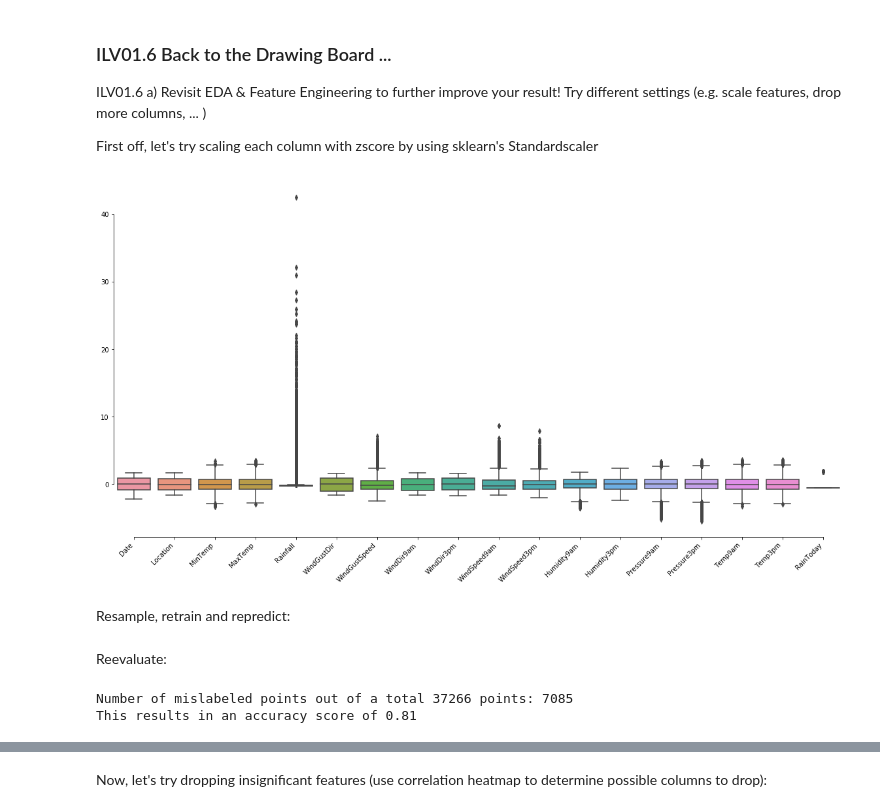
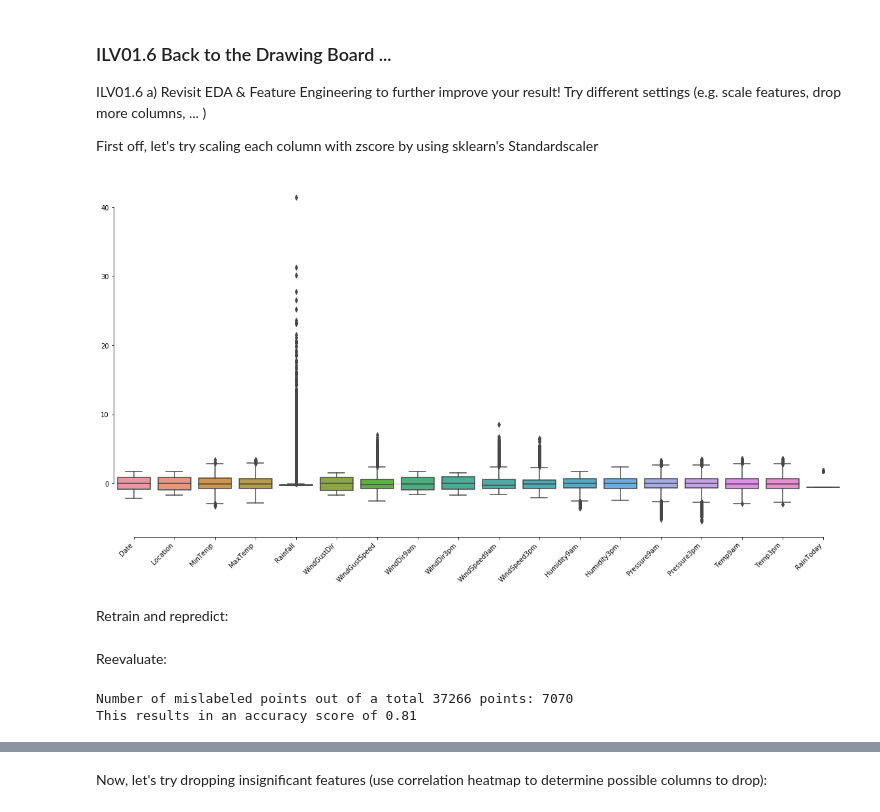
Before and after one commit to mschirl/machine-learning, a Jupyter notebook: ILV01.ipynb, the cells around one changed output, grey strips where cells are left out. Drawn from its saved outputs; the diff is of its cells as text; code cells hidden in the pictures.

Commit message:
Fixed error when applying StandardScaler to the dataset. Now scaling is correctly done using mean and std from the train set only.#

```diff
--- a/ILV01.ipynb
+++ b/ILV01.ipynb
@@ -450,19 +450,21 @@ from sklearn.preprocessing import StandardScaler
 
 scaler = StandardScaler(copy=True, with_mean=True, with_std=True)
 
-# preserve structure of data as pandas dataframe by constructing new dataframe from scaled values, columns and index of X
-X = pd.DataFrame(scaler.fit_transform(X.values), columns=X.columns, index=X.index)
+# preserve structure of data as pandas dataframe by constructing new dataframes for train and test set containg
+# scaled values, while using existing columns and index from previous train/test split
+X_train_sc = pd.DataFrame(scaler.fit_transform(X_train.values), columns=X_train.columns, index=X_train.index)
+X_test_sc = pd.DataFrame(scaler.transform(X_test.values), columns=X_test.columns, index=X_test.index)
 # %%
 plt.figure(figsize=(20,10))
-sns.boxplot(data=X)
+sns.boxplot(data=X_train_sc)
 sns.despine(offset=0,
             trim=True)
 plt.xticks(
     rotation=45,
     horizontalalignment='right',
     fontweight='light'
 );
 # %% [output]
-[figure, old version]
+[figure, new version]
 # %% [markdown]
-Resample, retrain and repredict:
+Retrain and repredict:
@@ -475,10 +476,10 @@ y_pred = gnb.predict(X_test)
 # %% [markdown]
 Reevaluate:
 # %%
-print("Number of mislabeled points out of a total {:d} points: {:d}".format(X_test.shape[0], (y_test != y_pred).sum()))
+print("Number of mislabeled points out of a total {:d} points: {:d}".format(X_test_sc.shape[0], (y_test != y_pred).sum()))
 print("This results in an accuracy score of {:.2f}".format(accuracy_score(y_test, y_pred)))
 # %% [output]
-Number of mislabeled points out of a total 37266 points: 7085
+Number of mislabeled points out of a total 37266 points: 7070
 This results in an accuracy score of 0.81
 # %%
 class_names = ['No Rain Tomorrow', 'Rain Tomorrow']
```
Also changed, not shown: parts of 15 cells of this notebook, 1 other file.
